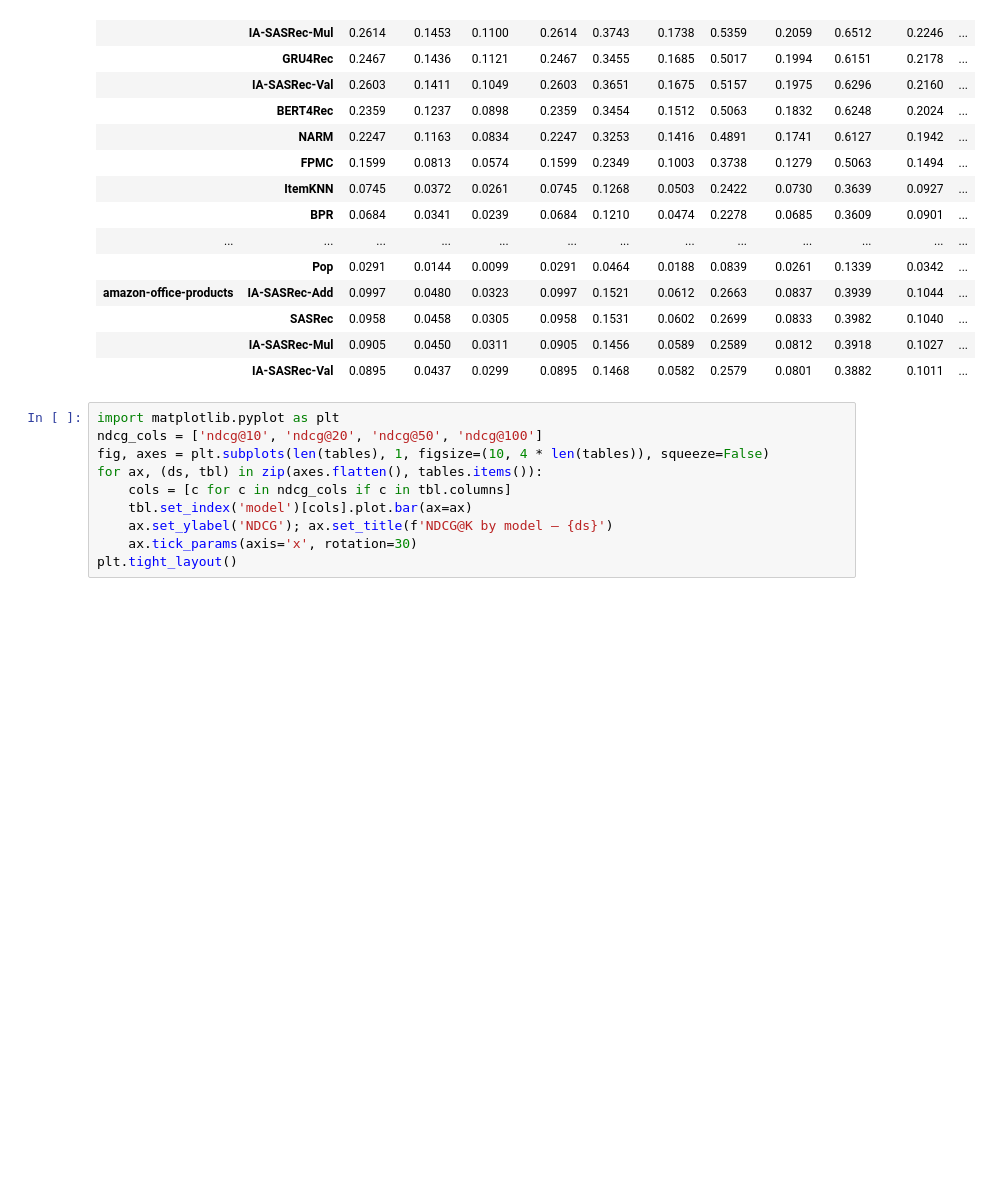
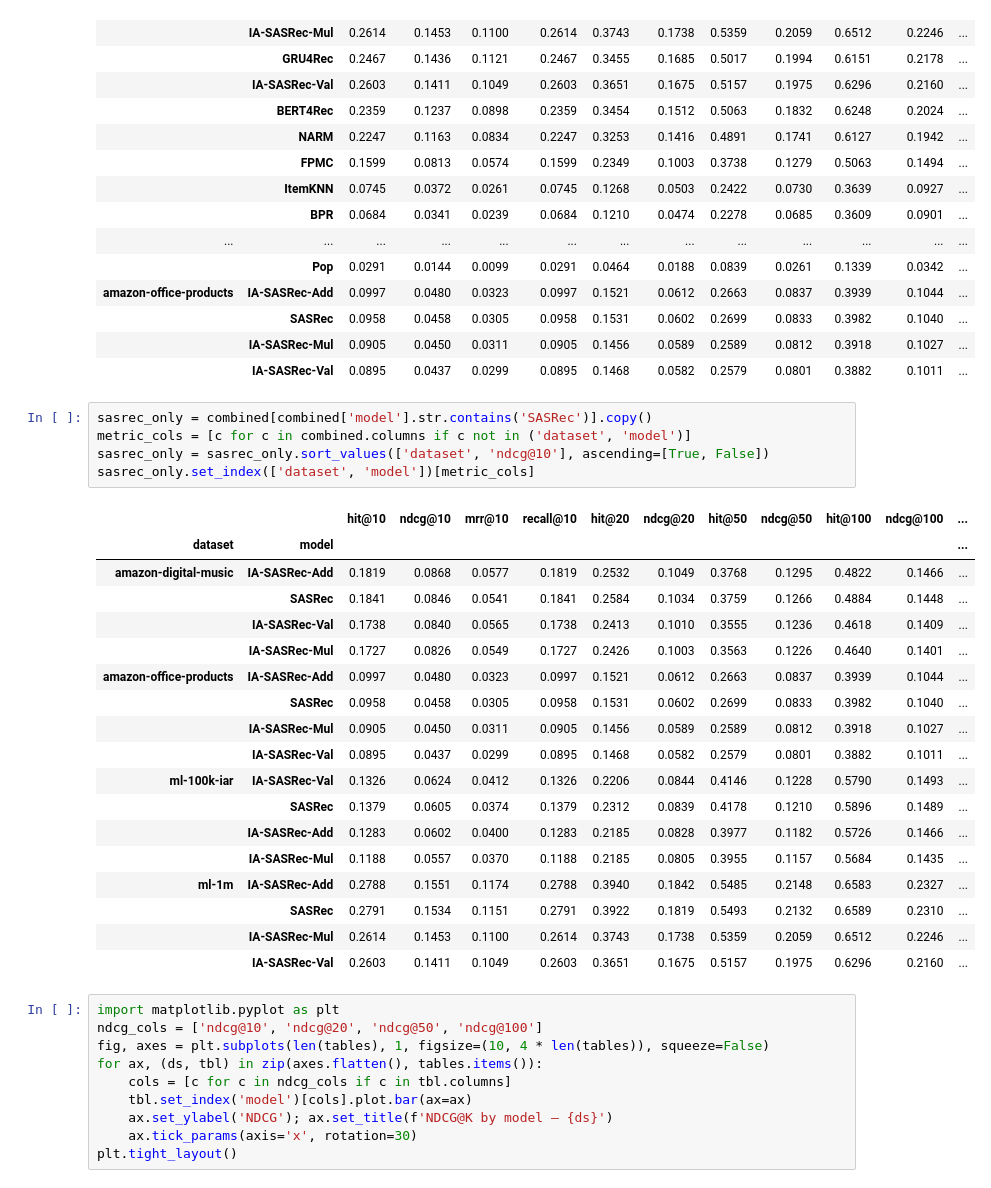
Before and after one commit to insanewarrior/rec-sys-research, a Jupyter notebook: it_takes_time/notebooks/0_benchmark.ipynb, the cells around one changed output. Saved outputs shown, nothing was run; the diff lists cells and outputs as text; blank space fills up the shorter version.

Commit message:
bench sasrec

```diff
--- a/it_takes_time/notebooks/0_benchmark.ipynb
+++ b/it_takes_time/notebooks/0_benchmark.ipynb
@@ -197,6 +197,30 @@ combined.set_index(['dataset', 'model'])
 |  | SASRec | 0.0958 | 0.0458 | 0.0305 | 0.0958 | 0.1531 | 0.0602 | 0.2699 | 0.0833 | 0.3982 | 0.1040 | ... |
 |  | IA-SASRec-Mul | 0.0905 | 0.0450 | 0.0311 | 0.0905 | 0.1456 | 0.0589 | 0.2589 | 0.0812 | 0.3918 | 0.1027 | ... |
 |  | IA-SASRec-Val | 0.0895 | 0.0437 | 0.0299 | 0.0895 | 0.1468 | 0.0582 | 0.2579 | 0.0801 | 0.3882 | 0.1011 | ... |
+# %%
+sasrec_only = combined[combined['model'].str.contains('SASRec')].copy()
+metric_cols = [c for c in combined.columns if c not in ('dataset', 'model')]
+sasrec_only = sasrec_only.sort_values(['dataset', 'ndcg@10'], ascending=[True, False])
+sasrec_only.set_index(['dataset', 'model'])[metric_cols]
+# %% [output]
+|  |  | hit@10 | ndcg@10 | mrr@10 | recall@10 | hit@20 | ndcg@20 | hit@50 | ndcg@50 | hit@100 | ndcg@100 | ... |
+| dataset | model |  |  |  |  |  |  |  |  |  |  | ... |
+| amazon-digital-music | IA-SASRec-Add | 0.1819 | 0.0868 | 0.0577 | 0.1819 | 0.2532 | 0.1049 | 0.3768 | 0.1295 | 0.4822 | 0.1466 | ... |
+|  | SASRec | 0.1841 | 0.0846 | 0.0541 | 0.1841 | 0.2584 | 0.1034 | 0.3759 | 0.1266 | 0.4884 | 0.1448 | ... |
+|  | IA-SASRec-Val | 0.1738 | 0.0840 | 0.0565 | 0.1738 | 0.2413 | 0.1010 | 0.3555 | 0.1236 | 0.4618 | 0.1409 | ... |
+|  | IA-SASRec-Mul | 0.1727 | 0.0826 | 0.0549 | 0.1727 | 0.2426 | 0.1003 | 0.3563 | 0.1226 | 0.4640 | 0.1401 | ... |
+| amazon-office-products | IA-SASRec-Add | 0.0997 | 0.0480 | 0.0323 | 0.0997 | 0.1521 | 0.0612 | 0.2663 | 0.0837 | 0.3939 | 0.1044 | ... |
+|  | SASRec | 0.0958 | 0.0458 | 0.0305 | 0.0958 | 0.1531 | 0.0602 | 0.2699 | 0.0833 | 0.3982 | 0.1040 | ... |
+|  | IA-SASRec-Mul | 0.0905 | 0.0450 | 0.0311 | 0.0905 | 0.1456 | 0.0589 | 0.2589 | 0.0812 | 0.3918 | 0.1027 | ... |
+|  | IA-SASRec-Val | 0.0895 | 0.0437 | 0.0299 | 0.0895 | 0.1468 | 0.0582 | 0.2579 | 0.0801 | 0.3882 | 0.1011 | ... |
+| ml-100k-iar | IA-SASRec-Val | 0.1326 | 0.0624 | 0.0412 | 0.1326 | 0.2206 | 0.0844 | 0.4146 | 0.1228 | 0.5790 | 0.1493 | ... |
+|  | SASRec | 0.1379 | 0.0605 | 0.0374 | 0.1379 | 0.2312 | 0.0839 | 0.4178 | 0.1210 | 0.5896 | 0.1489 | ... |
+|  | IA-SASRec-Add | 0.1283 | 0.0602 | 0.0400 | 0.1283 | 0.2185 | 0.0828 | 0.3977 | 0.1182 | 0.5726 | 0.1466 | ... |
+|  | IA-SASRec-Mul | 0.1188 | 0.0557 | 0.0370 | 0.1188 | 0.2185 | 0.0805 | 0.3955 | 0.1157 | 0.5684 | 0.1435 | ... |
+| ml-1m | IA-SASRec-Add | 0.2788 | 0.1551 | 0.1174 | 0.2788 | 0.3940 | 0.1842 | 0.5485 | 0.2148 | 0.6583 | 0.2327 | ... |
+|  | SASRec | 0.2791 | 0.1534 | 0.1151 | 0.2791 | 0.3922 | 0.1819 | 0.5493 | 0.2132 | 0.6589 | 0.2310 | ... |
+|  | IA-SASRec-Mul | 0.2614 | 0.1453 | 0.1100 | 0.2614 | 0.3743 | 0.1738 | 0.5359 | 0.2059 | 0.6512 | 0.2246 | ... |
+|  | IA-SASRec-Val | 0.2603 | 0.1411 | 0.1049 | 0.2603 | 0.3651 | 0.1675 | 0.5157 | 0.1975 | 0.6296 | 0.2160 | ... |
 # %%
 import matplotlib.pyplot as plt
 ndcg_cols = ['ndcg@10', 'ndcg@20', 'ndcg@50', 'ndcg@100']
```
Also changed, not shown: parts of 1 cell of this notebook.
